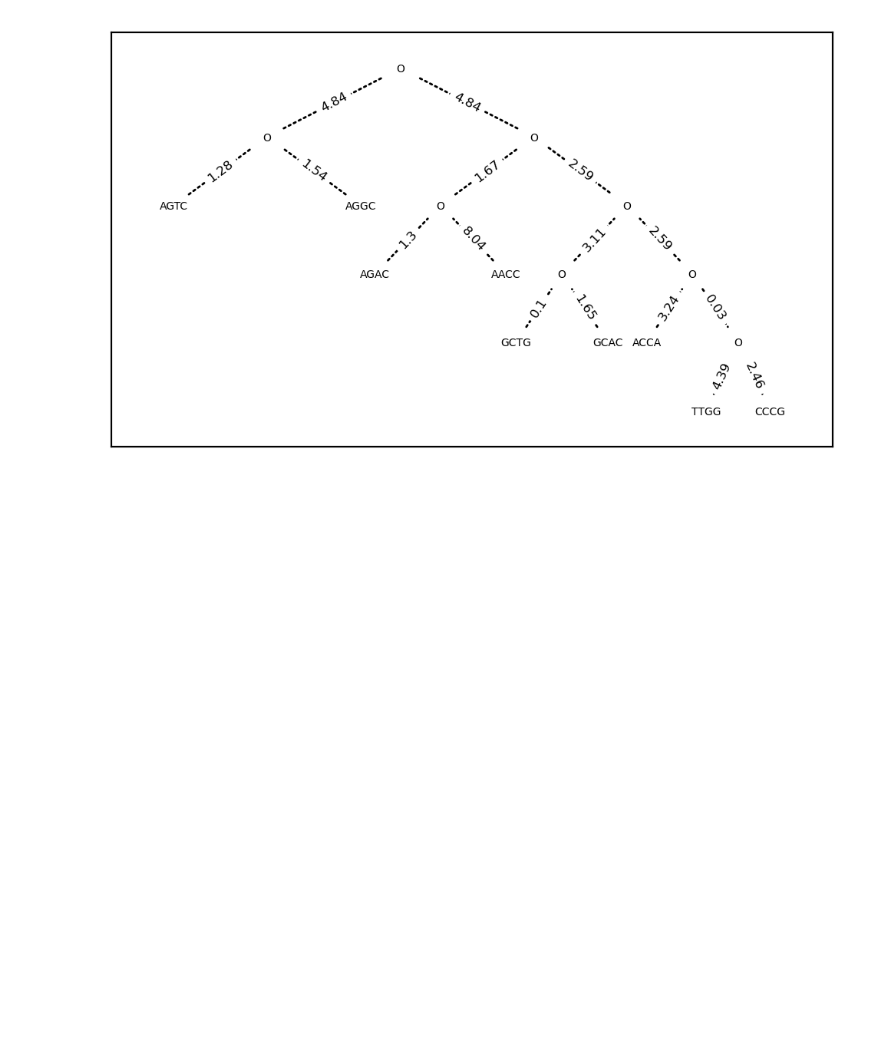
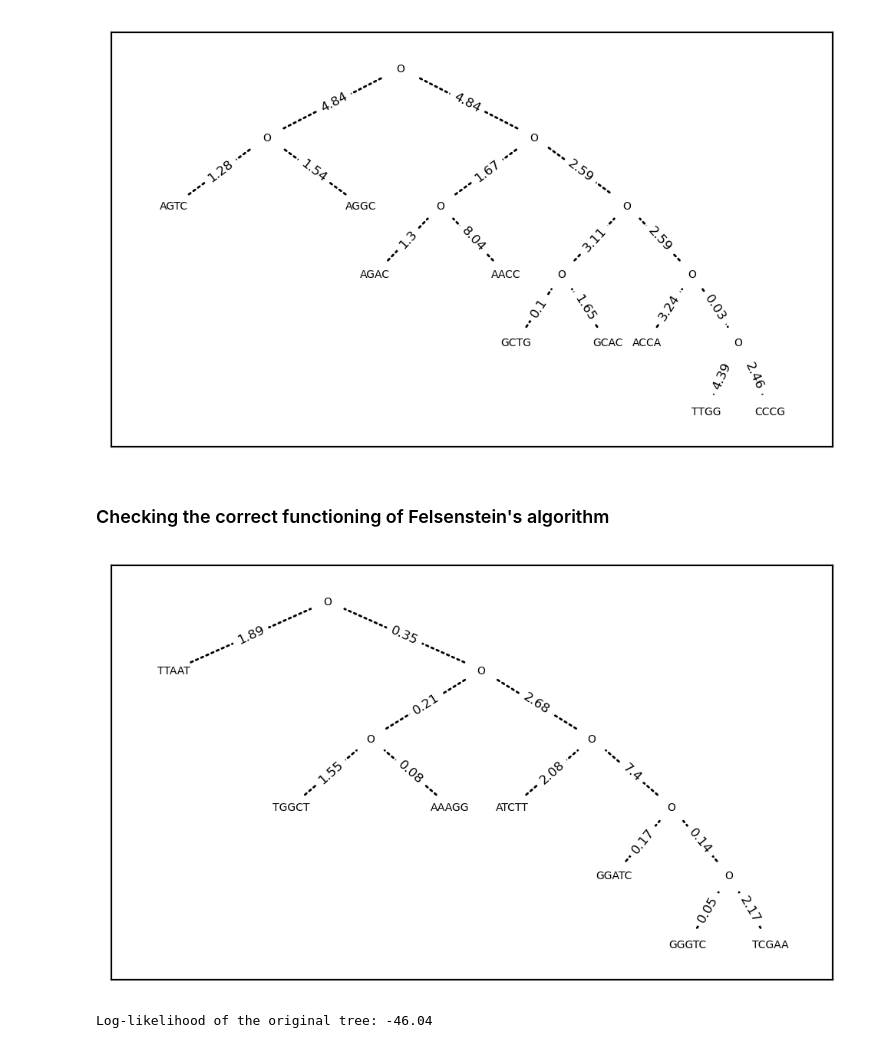
Before and after one commit to FrancoAquistapace/Phylogenetic_inference_with_MCMC, a Jupyter notebook: Development.ipynb, the cells around one changed output. Drawn from its saved outputs; the diff is of its cells as text; code cells hidden in the pictures; blank space fills up the shorter version.

Commit message:
Developed function that calculates the log-likelihood of a rooted phylogenetic tree by means of Felsenstein's algorithm.

```diff
--- a/Development.ipynb
+++ b/Development.ipynb
@@ -1133,3 +1256,35 @@ visualize_phylogenetic_tree(
     path='../Figures/test_SPR_move_after.png')
 # %% [output]
 [figure]
+# %% [markdown]
+### Checking the correct functioning of Felsenstein's algorithm
+# %%
+# Generate test tree
+test_tree = sample_biased_topology(n_leaves=7, seed=1234)
+test_G = topology_to_graph(test_tree)
+test_JC_tree = draw_JC_tree(test_G, m=5, vocab=DNA_vocab,
+                            t_scale=2, seed=1234)
+
+# Only keep leaf labels
+leaf_labels = get_leaf_labels(test_G, test_JC_tree[0])
+
+# Build figure composition labels
+comp_labels = dict()
+for n in list(test_G.nodes()):
+    if n in leaf_labels:
+        comp_labels[n] = leaf_labels[n]
+    else:
+        comp_labels[n] = 'O'
+# %%
+visualize_phylogenetic_tree(
+    test_G, comp_labels, test_JC_tree[1], node_size=0,
+    dx_decay=0.72, edge_font_size=6, node_font_size=5)
+# %% [output]
+[figure, added]
+# %%
+log_likelihood_test = get_JC_probability(
+    test_G, leaf_labels, test_JC_tree[1],
+    alpha=1, vocab=DNA_vocab)
+print('Log-likelihood of the original tree:', round(log_likelihood_test, 2))
+# %% [output]
+Log-likelihood of the original tree: -46.04
```
Also changed, not shown: parts of 2 cells of this notebook.
